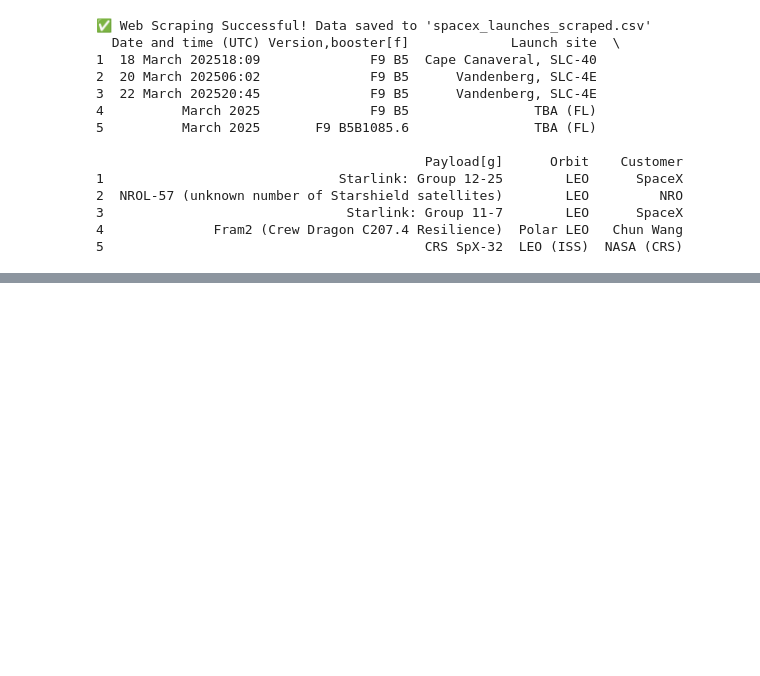
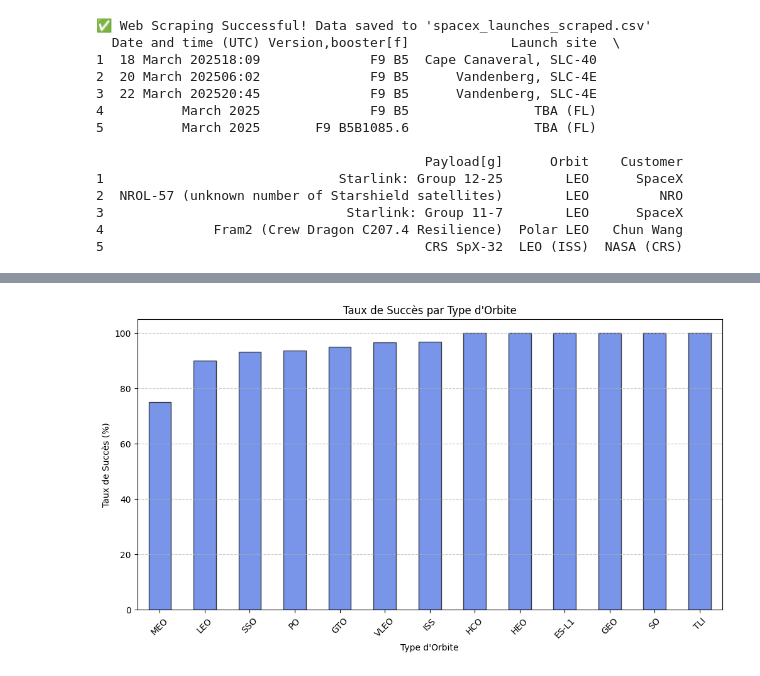
Before and after one commit to Mehdi210937/Coursera, a Jupyter notebook: Coursera-3.ipynb, the cells around one changed output, grey strips where cells are left out. Drawn from its saved outputs; the diff is of its cells as text; code cells hidden in the pictures; blank space fills up the shorter version.

```diff
--- a/Coursera-3.ipynb
+++ b/Coursera-3.ipynb
@@ -52,0 +207,28 @@ else:
+# %%
+import pandas as pd
+import matplotlib.pyplot as plt
+
+df_launches = pd.read_csv("spacex_launches.csv")
+
+df_payloads = pd.read_csv("spacex_payloads.csv")
+
+df_launches["payloads"] = df_launches["payloads"].apply(lambda x: eval(x) if isinstance(x, str) else x)
+df_launches = df_launches.explode("payloads")
+
+df_merged = df_launches.merge(df_payloads[["id", "orbit"]], left_on="payloads", right_on="id", how="left")
+
+df_merged["success"] = df_merged["success"].replace({True: 1, False: 0})
+df_merged["success"] = pd.to_numeric(df_merged["success"], errors="coerce").fillna(0)
+
+success_rates = df_merged.groupby("orbit")["success"].mean() * 100
+
+plt.figure(figsize=(12, 6))
+success_rates.sort_values().plot(kind="bar", color="royalblue", edgecolor="black", alpha=0.7)
+plt.xlabel("Type d'Orbite")
+plt.ylabel("Taux de Succès (%)")
+plt.title("Taux de Succès par Type d'Orbite")
+plt.xticks(rotation=45)
+plt.grid(axis="y", linestyle="--", alpha=0.7)
+plt.show()
+# %% [output]
+[figure, added]
```
Also changed, not shown: parts of 22 cells of this notebook.
